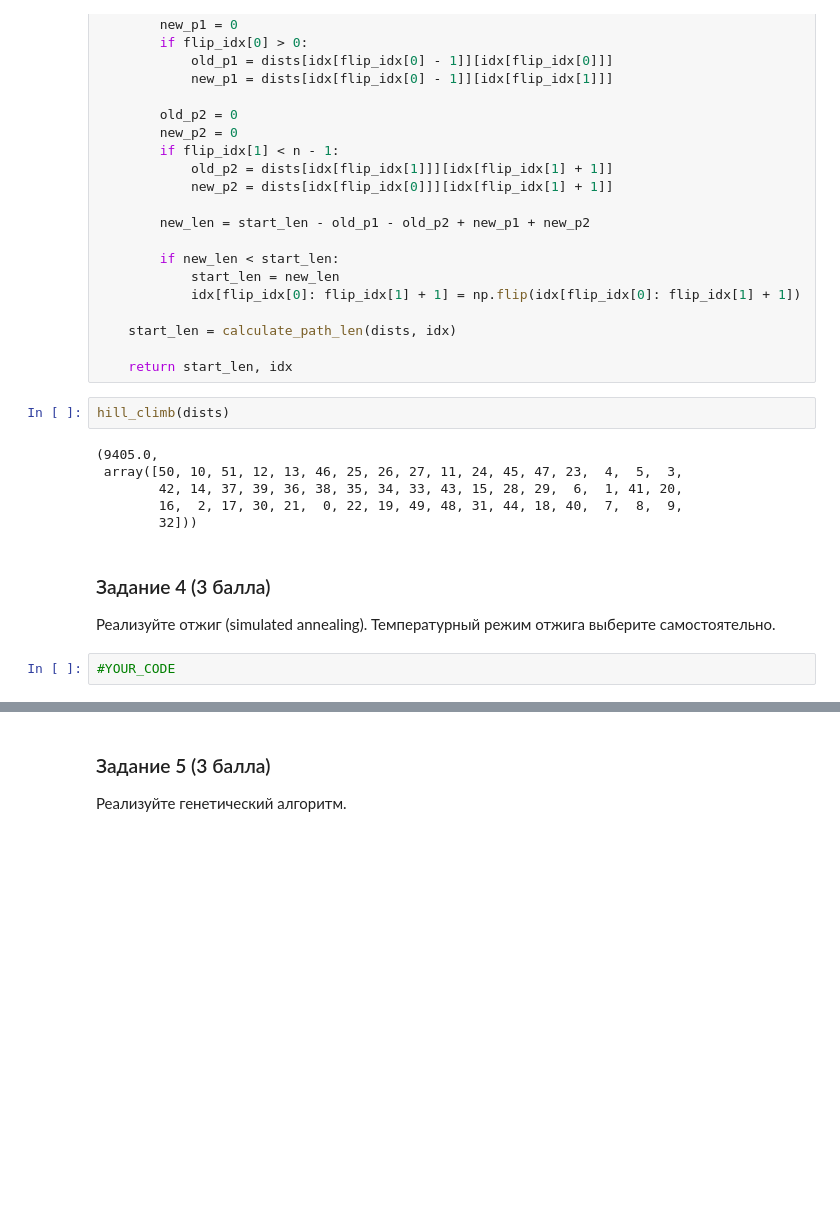
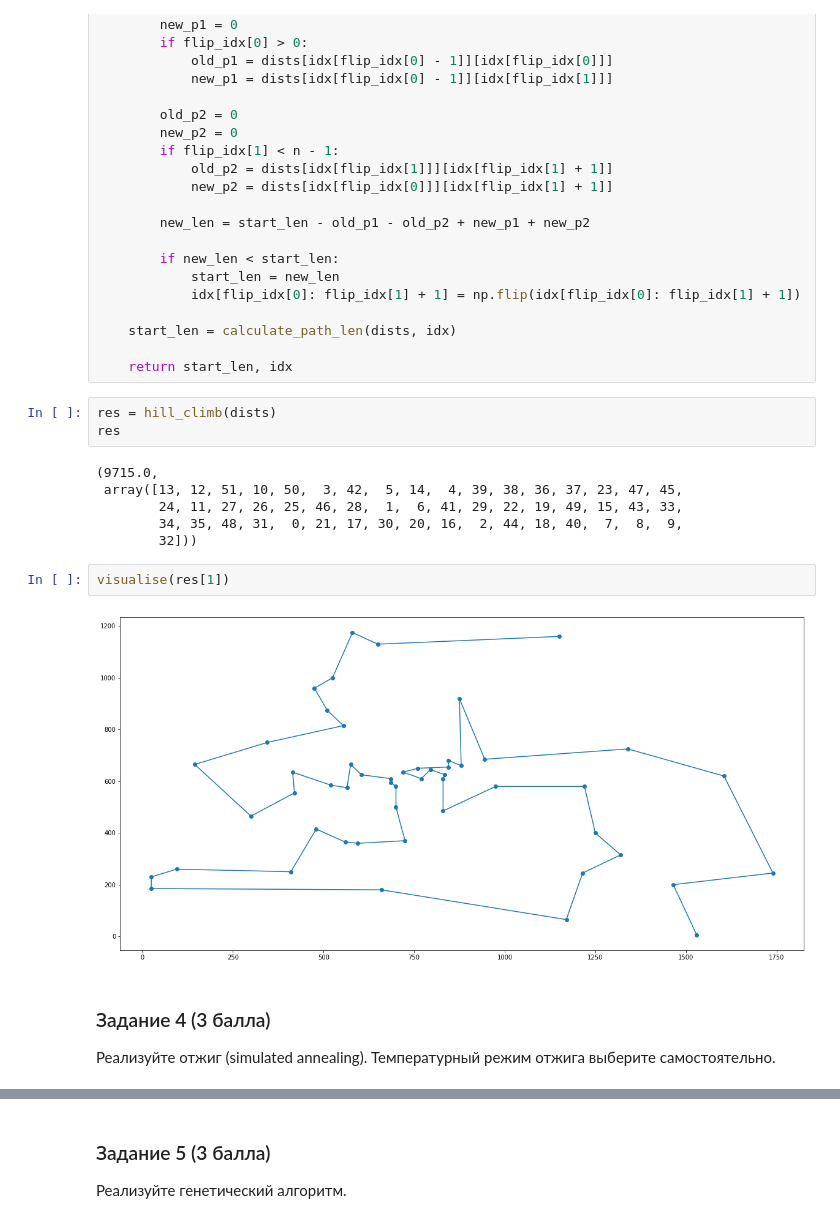
Before and after one commit to NikKonst/ib_ml_hw1, a Jupyter notebook: HW9_local_and_global_search.ipynb, the cells around one changed output, grey strips where cells are left out. Drawn from its saved outputs; the diff is of its cells as text; blank space fills up the shorter version.

```diff
--- a/HW9_local_and_global_search.ipynb
+++ b/HW9_local_and_global_search.ipynb
@@ -138,18 +155,21 @@ def hill_climb(dists, iterations=100000):
     start_len = calculate_path_len(dists, idx)
 
     return start_len, idx
-# %%
-hill_climb(dists)
-# %% [output]
-(9405.0,
- array([50, 10, 51, 12, 13, 46, 25, 26, 27, 11, 24, 45, 47, 23,  4,  5,  3,
-        42, 14, 37, 39, 36, 38, 35, 34, 33, 43, 15, 28, 29,  6,  1, 41, 20,
-        16,  2, 17, 30, 21,  0, 22, 19, 49, 48, 31, 44, 18, 40,  7,  8,  9,
-        32]))
+# %%
+res = hill_climb(dists)
+res
+# %% [output]
+(9715.0,
+ array([13, 12, 51, 10, 50,  3, 42,  5, 14,  4, 39, 38, 36, 37, 23, 47, 45,
+        24, 11, 27, 26, 25, 46, 28,  1,  6, 41, 29, 22, 19, 49, 15, 43, 33,
+        34, 35, 48, 31,  0, 21, 17, 30, 20, 16,  2, 44, 18, 40,  7,  8,  9,
+        32]))
+# %%
+visualise(res[1])
+# %% [output]
+[figure, added]
 # %% [markdown]
 ### Задание 4 (3 балла)
 
 
 Реализуйте отжиг (simulated annealing). Температурный режим отжига выберите самостоятельно.
-# %%
-#YOUR_CODE
```
Also changed, not shown: parts of 15 cells of this notebook.
